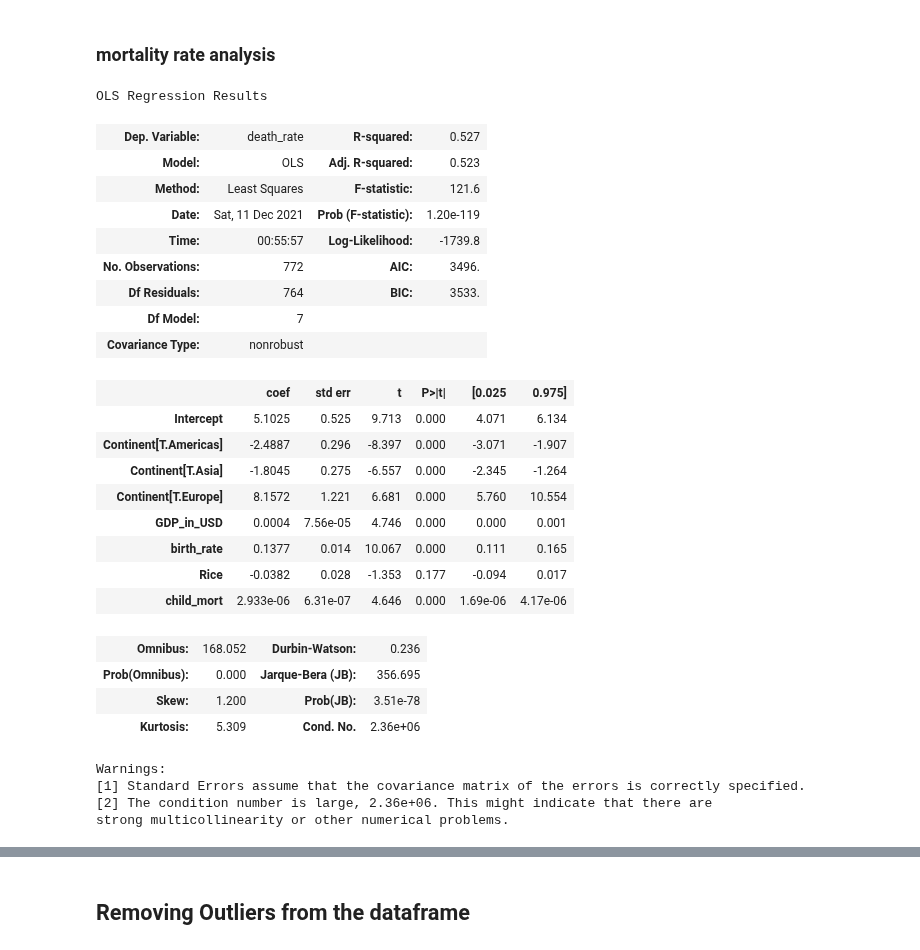
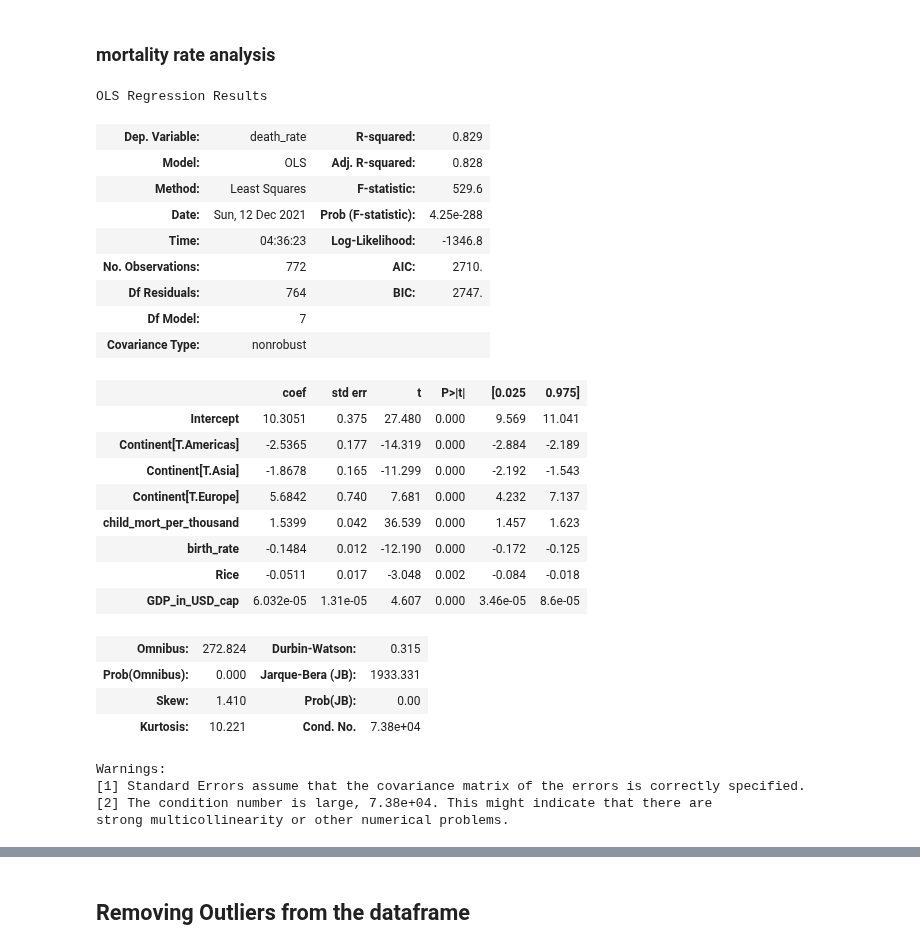
Before and after one commit to MaxSMCON/Group_2, a Jupyter notebook: Group_2_Stats.ipynb, the cells around one changed output, grey strips where cells are left out. Saved outputs shown, nothing was run; the diff lists cells and outputs as text; code cells hidden in the pictures.

```diff
--- a/Group_2_Stats.ipynb
+++ b/Group_2_Stats.ipynb
@@ -1128,3 +1121,6 @@ df_every.head()
 | 2 | 2 | Afghanistan | 2009 | 0.361595 | AFG | 105248.0 | 8.584 | 40.903 | 28394806.0 | ... |
 | 3 | 3 | Afghanistan | 2010 | 0.330410 | AFG | 101508.0 | 8.250 | 39.829 | 29185511.0 | ... |
 | 4 | 4 | Afghanistan | 2011 | 0.342172 | AFG | 97652.0 | 7.936 | 38.750 | 30117411.0 | ... |
+# %%
+df_every = df_every.drop(['child_mort', 'GDP_in_USD'], axis = 1)
+df_every.head()
@@ -1516,36 +1590,36 @@ strong multicollinearity or other numerical problems.
 # %% [markdown]
 ### mortality rate analysis
 # %%
-m = sm.ols('death_rate ~ GDP_in_USD + birth_rate + Rice +child_mort + Continent', data = df_every) # Model with just Rice and GDP
+m = sm.ols('death_rate ~ child_mort_per_thousand + birth_rate + Rice +GDP_in_USD_cap + Continent', data = df_every) # Model with just Rice and GDP
 m = m.fit()
 m.summary()
 # %% [output]
 OLS Regression Results
-| Dep. Variable: | death_rate | R-squared: | 0.527 |
-| Model: | OLS | Adj. R-squared: | 0.523 |
-| Method: | Least Squares | F-statistic: | 121.6 |
-| Date: | Sat, 11 Dec 2021 | Prob (F-statistic): | 1.20e-119 |
-| Time: | 00:55:57 | Log-Likelihood: | -1739.8 |
-| No. Observations: | 772 | AIC: | 3496. |
-| Df Residuals: | 764 | BIC: | 3533. |
+| Dep. Variable: | death_rate | R-squared: | 0.829 |
+| Model: | OLS | Adj. R-squared: | 0.828 |
+| Method: | Least Squares | F-statistic: | 529.6 |
+| Date: | Sun, 12 Dec 2021 | Prob (F-statistic): | 4.25e-288 |
+| Time: | 04:36:23 | Log-Likelihood: | -1346.8 |
+| No. Observations: | 772 | AIC: | 2710. |
+| Df Residuals: | 764 | BIC: | 2747. |
 | Df Model: | 7 |  |  |
 | Covariance Type: | nonrobust |  |  |
 |  | coef | std err | t | P>|t| | [0.025 | 0.975] |
-| Intercept | 5.1025 | 0.525 | 9.713 | 0.000 | 4.071 | 6.134 |
-| Continent[T.Americas] | -2.4887 | 0.296 | -8.397 | 0.000 | -3.071 | -1.907 |
-| Continent[T.Asia] | -1.8045 | 0.275 | -6.557 | 0.000 | -2.345 | -1.264 |
-| Continent[T.Europe] | 8.1572 | 1.221 | 6.681 | 0.000 | 5.760 | 10.554 |
-| GDP_in_USD | 0.0004 | 7.56e-05 | 4.746 | 0.000 | 0.000 | 0.001 |
-| birth_rate | 0.1377 | 0.014 | 10.067 | 0.000 | 0.111 | 0.165 |
-| Rice | -0.0382 | 0.028 | -1.353 | 0.177 | -0.094 | 0.017 |
-| child_mort | 2.933e-06 | 6.31e-07 | 4.646 | 0.000 | 1.69e-06 | 4.17e-06 |
+| Intercept | 10.3051 | 0.375 | 27.480 | 0.000 | 9.569 | 11.041 |
+| Continent[T.Americas] | -2.5365 | 0.177 | -14.319 | 0.000 | -2.884 | -2.189 |
+| Continent[T.Asia] | -1.8678 | 0.165 | -11.299 | 0.000 | -2.192 | -1.543 |
+| Continent[T.Europe] | 5.6842 | 0.740 | 7.681 | 0.000 | 4.232 | 7.137 |
+| child_mort_per_thousand | 1.5399 | 0.042 | 36.539 | 0.000 | 1.457 | 1.623 |
+| birth_rate | -0.1484 | 0.012 | -12.190 | 0.000 | -0.172 | -0.125 |
+| Rice | -0.0511 | 0.017 | -3.048 | 0.002 | -0.084 | -0.018 |
+| GDP_in_USD_cap | 6.032e-05 | 1.31e-05 | 4.607 | 0.000 | 3.46e-05 | 8.6e-05 |
-| Omnibus: | 168.052 | Durbin-Watson: | 0.236 |
-| Prob(Omnibus): | 0.000 | Jarque-Bera (JB): | 356.695 |
-| Skew: | 1.200 | Prob(JB): | 3.51e-78 |
-| Kurtosis: | 5.309 | Cond. No. | 2.36e+06 |
+| Omnibus: | 272.824 | Durbin-Watson: | 0.315 |
+| Prob(Omnibus): | 0.000 | Jarque-Bera (JB): | 1933.331 |
+| Skew: | 1.410 | Prob(JB): | 0.00 |
+| Kurtosis: | 10.221 | Cond. No. | 7.38e+04 |
 Warnings:
 [1] Standard Errors assume that the covariance matrix of the errors is correctly specified.
-[2] The condition number is large, 2.36e+06. This might indicate that there are
+[2] The condition number is large, 7.38e+04. This might indicate that there are
 strong multicollinearity or other numerical problems.
 # %%
 fig = influence_plot(m, criterion = 'cooks')
```
Also changed, not shown: parts of 41 cells of this notebook.
